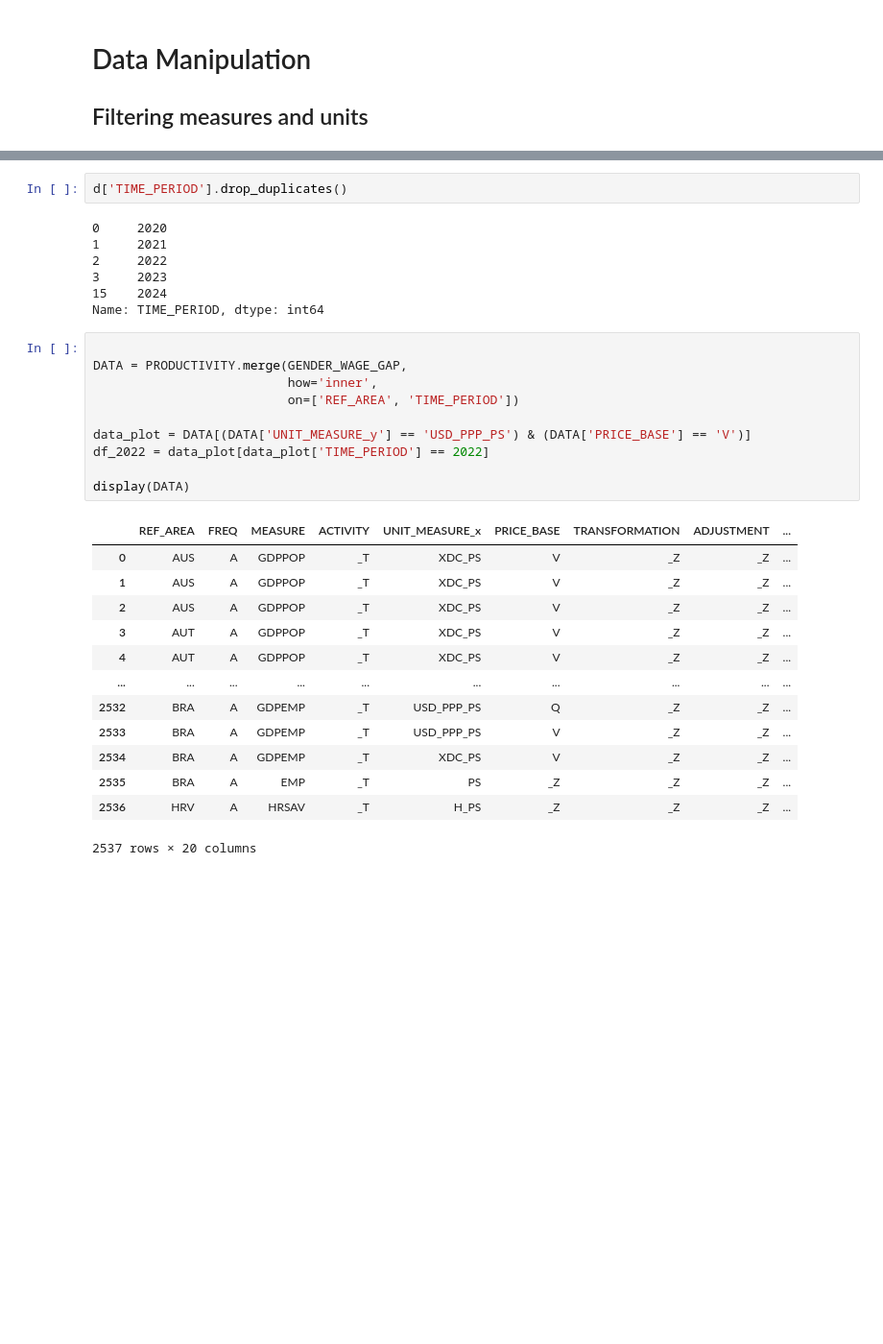
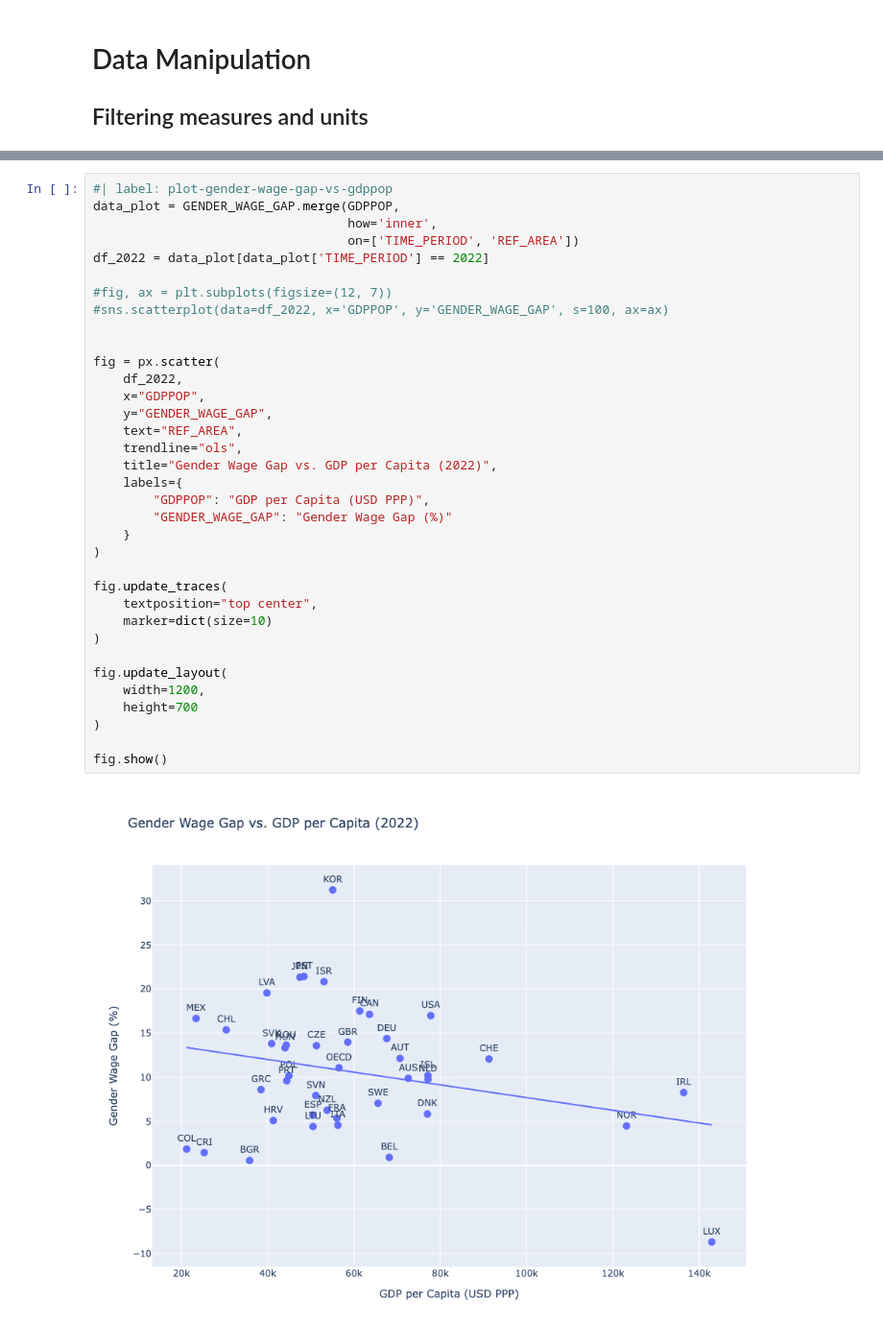
Before and after one commit to OsKaR31415/analyse_de_donnees_projet_1, a Jupyter notebook: report.ipynb, the cells around one changed output, grey strips where cells are left out. Shown at 96% size. Cells and saved outputs as stored; diff of their text form; blank space fills up the shorter version.

Commit message:
create scatter plot

```diff
--- a/report.ipynb
+++ b/report.ipynb
@@ -191,33 +163,37 @@ plt.scatter(
-# %%
-d['TIME_PERIOD'].drop_duplicates()
-# %% [output]
-0     2020
-1     2021
-2     2022
-3     2023
-15    2024
-Name: TIME_PERIOD, dtype: int64
-# %%
-
-DATA = PRODUCTIVITY.merge(GENDER_WAGE_GAP,
-                          how='inner',
-                          on=['REF_AREA', 'TIME_PERIOD'])
-
-data_plot = DATA[(DATA['UNIT_MEASURE_y'] == 'USD_PPP_PS') & (DATA['PRICE_BASE'] == 'V')]
-df_2022 = data_plot[data_plot['TIME_PERIOD'] == 2022]
-
-display(DATA)
-# %% [output]
-|  | REF_AREA | FREQ | MEASURE | ACTIVITY | UNIT_MEASURE_x | PRICE_BASE | TRANSFORMATION | ADJUSTMENT | ... |
-| 0 | AUS | A | GDPPOP | _T | XDC_PS | V | _Z | _Z | ... |
-| 1 | AUS | A | GDPPOP | _T | XDC_PS | V | _Z | _Z | ... |
-| 2 | AUS | A | GDPPOP | _T | XDC_PS | V | _Z | _Z | ... |
-| 3 | AUT | A | GDPPOP | _T | XDC_PS | V | _Z | _Z | ... |
-| 4 | AUT | A | GDPPOP | _T | XDC_PS | V | _Z | _Z | ... |
-| ... | ... | ... | ... | ... | ... | ... | ... | ... | ... |
-| 2532 | BRA | A | GDPEMP | _T | USD_PPP_PS | Q | _Z | _Z | ... |
-| 2533 | BRA | A | GDPEMP | _T | USD_PPP_PS | V | _Z | _Z | ... |
-| 2534 | BRA | A | GDPEMP | _T | XDC_PS | V | _Z | _Z | ... |
-| 2535 | BRA | A | EMP | _T | PS | _Z | _Z | _Z | ... |
-| 2536 | HRV | A | HRSAV | _T | H_PS | _Z | _Z | _Z | ... |
-2537 rows × 20 columns
+# %%
+#| label: plot-gender-wage-gap-vs-gdppop
+data_plot = GENDER_WAGE_GAP.merge(GDPPOP,
+                                  how='inner',
+                                  on=['TIME_PERIOD', 'REF_AREA'])
+df_2022 = data_plot[data_plot['TIME_PERIOD'] == 2022]
+
+#fig, ax = plt.subplots(figsize=(12, 7))
+#sns.scatterplot(data=df_2022, x='GDPPOP', y='GENDER_WAGE_GAP', s=100, ax=ax)
+
+
+fig = px.scatter(
+    df_2022,
+    x="GDPPOP",
+    y="GENDER_WAGE_GAP",
+    text="REF_AREA",
+    trendline="ols",
+    title="Gender Wage Gap vs. GDP per Capita (2022)",
+    labels={
+        "GDPPOP": "GDP per Capita (USD PPP)",
+        "GENDER_WAGE_GAP": "Gender Wage Gap (%)"
+    }
+)
+
+fig.update_traces(
+    textposition="top center",
+    marker=dict(size=10)
+)
+
+fig.update_layout(
+    width=1200,
+    height=700
+)
+
+fig.show()
+# %% [output]
+[figure, added]
```
Also changed, not shown: parts of 9 cells of this notebook.
